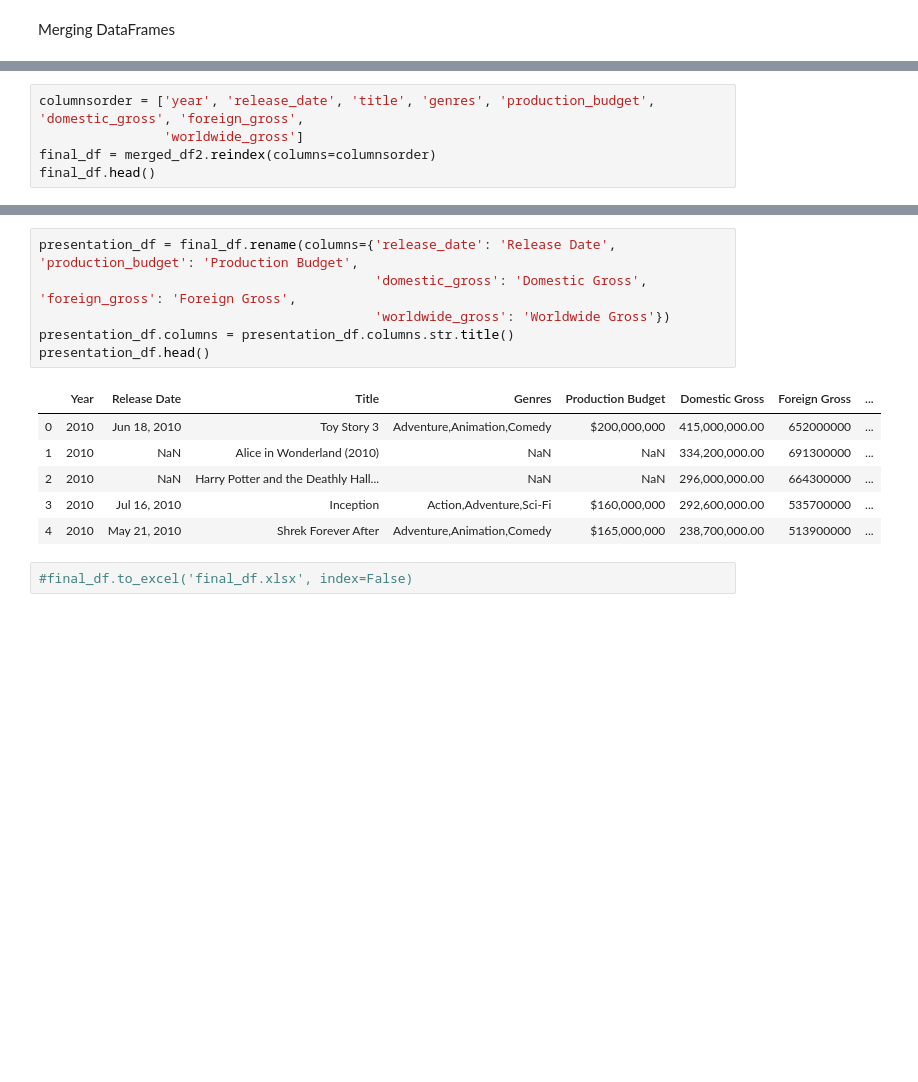
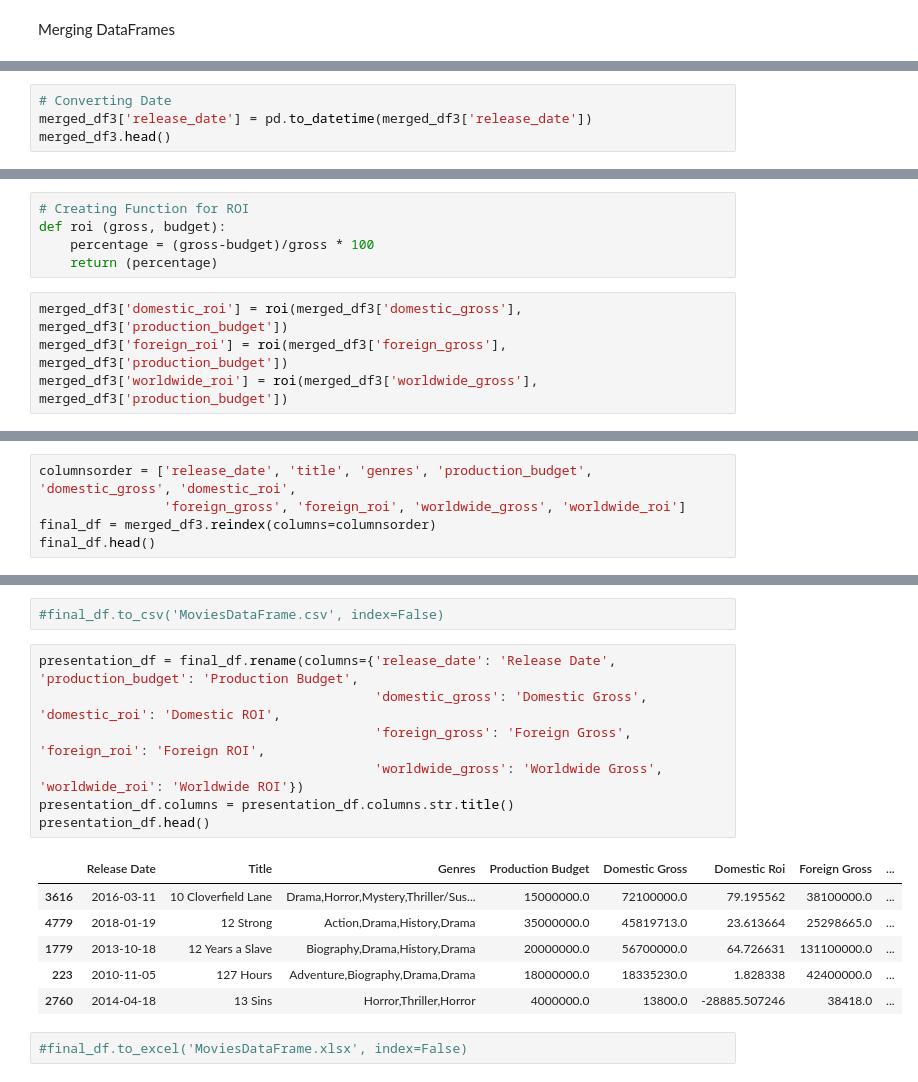
Before and after one commit to conlpate/dsc-mod-1-project-v2-1-onl01-dtsc-pt-052620, a Jupyter notebook: Data/gathering_data.ipynb, the cells around one changed output, grey strips where cells are left out. Cells and saved outputs as stored; diff of their text form; blank space fills up the shorter version.

```diff
--- a/Data/gathering_data.ipynb
+++ b/Data/gathering_data.ipynb
@@ -198,0 +259,4 @@ Index(['title', 'foreign_gross', 'year', 'genres', 'release_date',
+# %%
+# Converting Date
+merged_df3['release_date'] = pd.to_datetime(merged_df3['release_date'])
+merged_df3.head()
@@ -198,0 +272,9 @@ Index(['title', 'foreign_gross', 'year', 'genres', 'release_date',
+# %%
+# Creating Function for ROI
+def roi (gross, budget):
+    percentage = (gross-budget)/gross * 100
+    return (percentage)
+# %%
+merged_df3['domestic_roi'] = roi(merged_df3['domestic_gross'], merged_df3['production_budget'])
+merged_df3['foreign_roi'] = roi(merged_df3['foreign_gross'], merged_df3['production_budget'])
+merged_df3['worldwide_roi'] = roi(merged_df3['worldwide_gross'], merged_df3['production_budget'])
@@ -199,6 +283,6 @@ Index(['title', 'foreign_gross', 'year', 'genres', 'release_date',
 # %%
-columnsorder = ['year', 'release_date', 'title', 'genres', 'production_budget', 'domestic_gross', 'foreign_gross',
-                'worldwide_gross']
-final_df = merged_df2.reindex(columns=columnsorder)
+columnsorder = ['release_date', 'title', 'genres', 'production_budget', 'domestic_gross', 'domestic_roi',
+                'foreign_gross', 'foreign_roi', 'worldwide_gross', 'worldwide_roi']
+final_df = merged_df3.reindex(columns=columnsorder)
 final_df.head()
 # %% [output]
@@ -211,15 +295,18 @@ final_df.head()
+# %%
+#final_df.to_csv('MoviesDataFrame.csv', index=False)
 # %%
 presentation_df = final_df.rename(columns={'release_date': 'Release Date', 'production_budget': 'Production Budget',
-                                           'domestic_gross': 'Domestic Gross', 'foreign_gross': 'Foreign Gross',
-                                           'worldwide_gross': 'Worldwide Gross'})
+                                           'domestic_gross': 'Domestic Gross', 'domestic_roi': 'Domestic ROI',
+                                           'foreign_gross': 'Foreign Gross', 'foreign_roi': 'Foreign ROI',
+                                           'worldwide_gross': 'Worldwide Gross', 'worldwide_roi': 'Worldwide ROI'})
 presentation_df.columns = presentation_df.columns.str.title()
 presentation_df.head()
 # %% [output]
-|  | Year | Release Date | Title | Genres | Production Budget | Domestic Gross | Foreign Gross | ... |
-| 0 | 2010 | Jun 18, 2010 | Toy Story 3 | Adventure,Animation,Comedy | $200,000,000 | 415,000,000.00 | 652000000 | ... |
-| 1 | 2010 | NaN | Alice in Wonderland (2010) | NaN | NaN | 334,200,000.00 | 691300000 | ... |
-| 2 | 2010 | NaN | Harry Potter and the Deathly Hall... | NaN | NaN | 296,000,000.00 | 664300000 | ... |
-| 3 | 2010 | Jul 16, 2010 | Inception | Action,Adventure,Sci-Fi | $160,000,000 | 292,600,000.00 | 535700000 | ... |
-| 4 | 2010 | May 21, 2010 | Shrek Forever After | Adventure,Animation,Comedy | $165,000,000 | 238,700,000.00 | 513900000 | ... |
+|  | Release Date | Title | Genres | Production Budget | Domestic Gross | Domestic Roi | Foreign Gross | ... |
+| 3616 | 2016-03-11 | 10 Cloverfield Lane | Drama,Horror,Mystery,Thriller/Sus... | 15000000.0 | 72100000.0 | 79.195562 | 38100000.0 | ... |
+| 4779 | 2018-01-19 | 12 Strong | Action,Drama,History,Drama | 35000000.0 | 45819713.0 | 23.613664 | 25298665.0 | ... |
+| 1779 | 2013-10-18 | 12 Years a Slave | Biography,Drama,History,Drama | 20000000.0 | 56700000.0 | 64.726631 | 131100000.0 | ... |
+| 223 | 2010-11-05 | 127 Hours | Adventure,Biography,Drama,Drama | 18000000.0 | 18335230.0 | 1.828338 | 42400000.0 | ... |
+| 2760 | 2014-04-18 | 13 Sins | Horror,Thriller,Horror | 4000000.0 | 13800.0 | -28885.507246 | 38418.0 | ... |
 # %%
-#final_df.to_excel('final_df.xlsx', index=False)
+#final_df.to_excel('MoviesDataFrame.xlsx', index=False)
```
Also changed, not shown: parts of 30 cells of this notebook, 2 other files.
